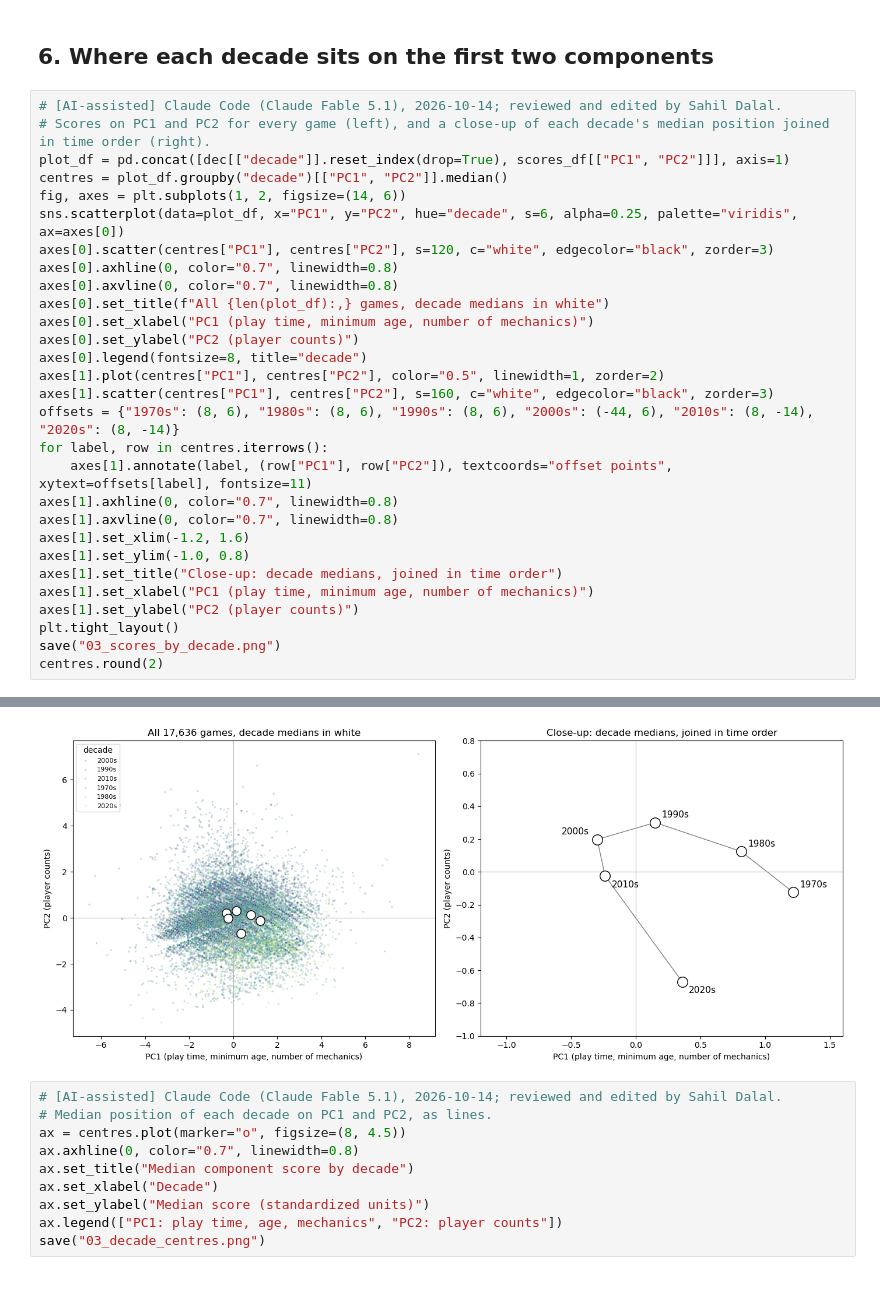
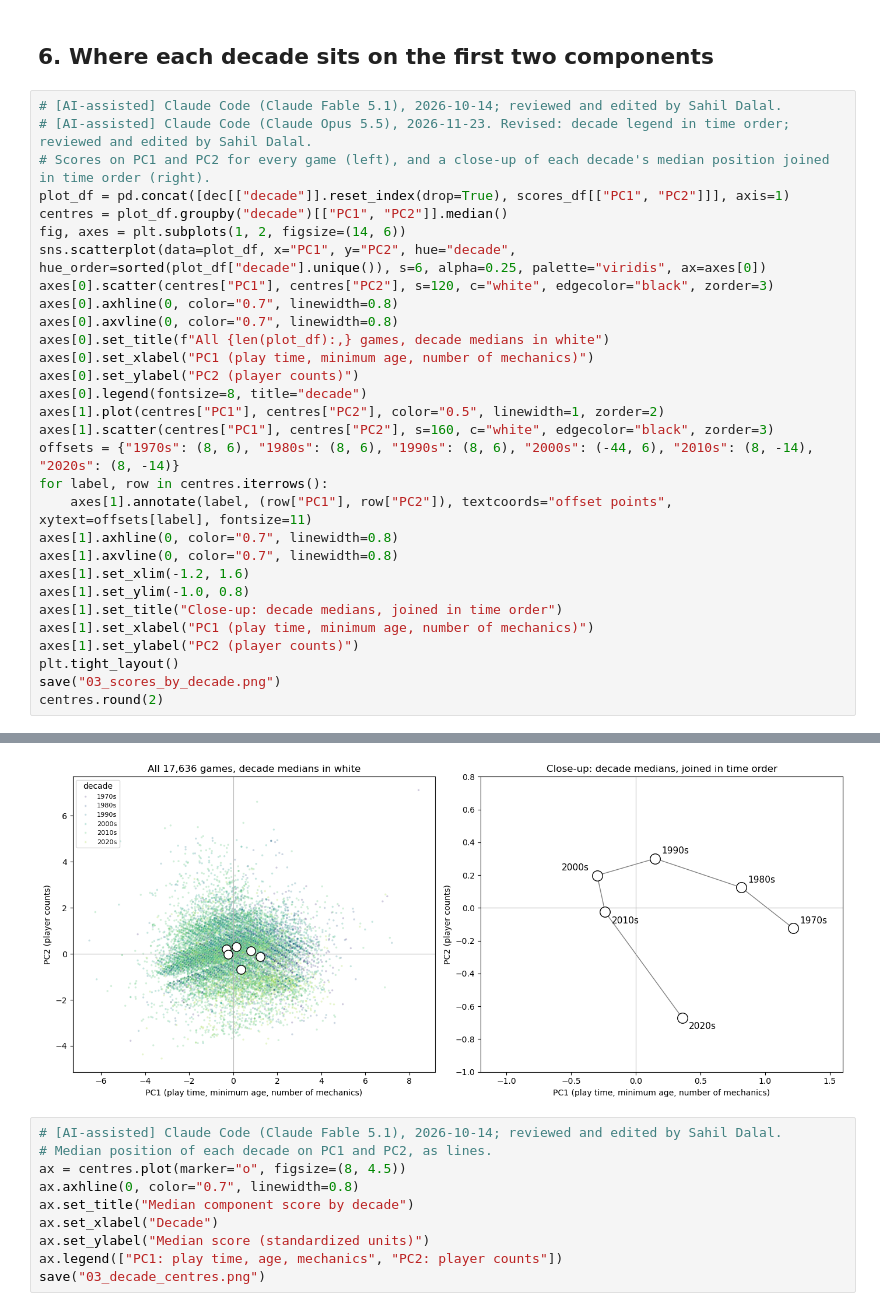
Before and after one commit to 24sahil25-source/BA305-BoardGameGeek-Fall2026, a Jupyter notebook: notebooks/03_descriptive_pca_sahil.ipynb, the cells around one changed output, grey strips where cells are left out. Saved outputs shown, nothing was run; the diff lists cells and outputs as text.

Commit message:
Put notebook 03's decade legend in time order
Co-Authored-By: Claude Opus 5.5 <noreply@anthropic.com>

```diff
--- a/notebooks/03_descriptive_pca_sahil.ipynb
+++ b/notebooks/03_descriptive_pca_sahil.ipynb
@@ -219,43 +219,44 @@ Unscaled, the first component carries 58.7% of the variance and its weights are
 ## 6. Where each decade sits on the first two components
 # %%
 # [AI-assisted] Claude Code (Claude Fable 5.1), 2026-10-14; reviewed and edited by Sahil Dalal.
+# [AI-assisted] Claude Code (Claude Opus 5.5), 2026-11-23. Revised: decade legend in time order; reviewed and edited by Sahil Dalal.
 # Scores on PC1 and PC2 for every game (left), and a close-up of each decade's median position joined in time order (right).
 plot_df = pd.concat([dec[["decade"]].reset_index(drop=True), scores_df[["PC1", "PC2"]]], axis=1)
 centres = plot_df.groupby("decade")[["PC1", "PC2"]].median()
 fig, axes = plt.subplots(1, 2, figsize=(14, 6))
-sns.scatterplot(data=plot_df, x="PC1", y="PC2", hue="decade", s=6, alpha=0.25, palette="viridis", ax=axes[0])
+sns.scatterplot(data=plot_df, x="PC1", y="PC2", hue="decade", hue_order=sorted(plot_df["decade"].unique()), s=6, alpha=0.25, palette="viridis", ax=axes[0])
 axes[0].scatter(centres["PC1"], centres["PC2"], s=120, c="white", edgecolor="black", zorder=3)
 axes[0].axhline(0, color="0.7", linewidth=0.8)
 axes[0].axvline(0, color="0.7", linewidth=0.8)
 axes[0].set_title(f"All {len(plot_df):,} games, decade medians in white")
 axes[0].set_xlabel("PC1 (play time, minimum age, number of mechanics)")
 axes[0].set_ylabel("PC2 (player counts)")
 axes[0].legend(fontsize=8, title="decade")
 axes[1].plot(centres["PC1"], centres["PC2"], color="0.5", linewidth=1, zorder=2)
 axes[1].scatter(centres["PC1"], centres["PC2"], s=160, c="white", edgecolor="black", zorder=3)
 offsets = {"1970s": (8, 6), "1980s": (8, 6), "1990s": (8, 6), "2000s": (-44, 6), "2010s": (8, -14), "2020s": (8, -14)}
 for label, row in centres.iterrows():
     axes[1].annotate(label, (row["PC1"], row["PC2"]), textcoords="offset points", xytext=offsets[label], fontsize=11)
 axes[1].axhline(0, color="0.7", linewidth=0.8)
 axes[1].axvline(0, color="0.7", linewidth=0.8)
 axes[1].set_xlim(-1.2, 1.6)
 axes[1].set_ylim(-1.0, 0.8)
 axes[1].set_title("Close-up: decade medians, joined in time order")
 axes[1].set_xlabel("PC1 (play time, minimum age, number of mechanics)")
 axes[1].set_ylabel("PC2 (player counts)")
 plt.tight_layout()
 save("03_scores_by_decade.png")
 centres.round(2)
 # %% [output]
 |  | PC1 | PC2 |
 | decade |  |  |
 | 1970s | 1.22 | -0.12 |
 | 1980s | 0.81 | 0.12 |
 | 1990s | 0.15 | 0.30 |
 | 2000s | -0.30 | 0.20 |
 | 2010s | -0.24 | -0.02 |
 | 2020s | 0.36 | -0.67 |
-[figure, old version]
+[figure, new version]
 # %%
 # [AI-assisted] Claude Code (Claude Fable 5.1), 2026-10-14; reviewed and edited by Sahil Dalal.
 # Median position of each decade on PC1 and PC2, as lines.
```
Also changed, not shown: 1 other file.
